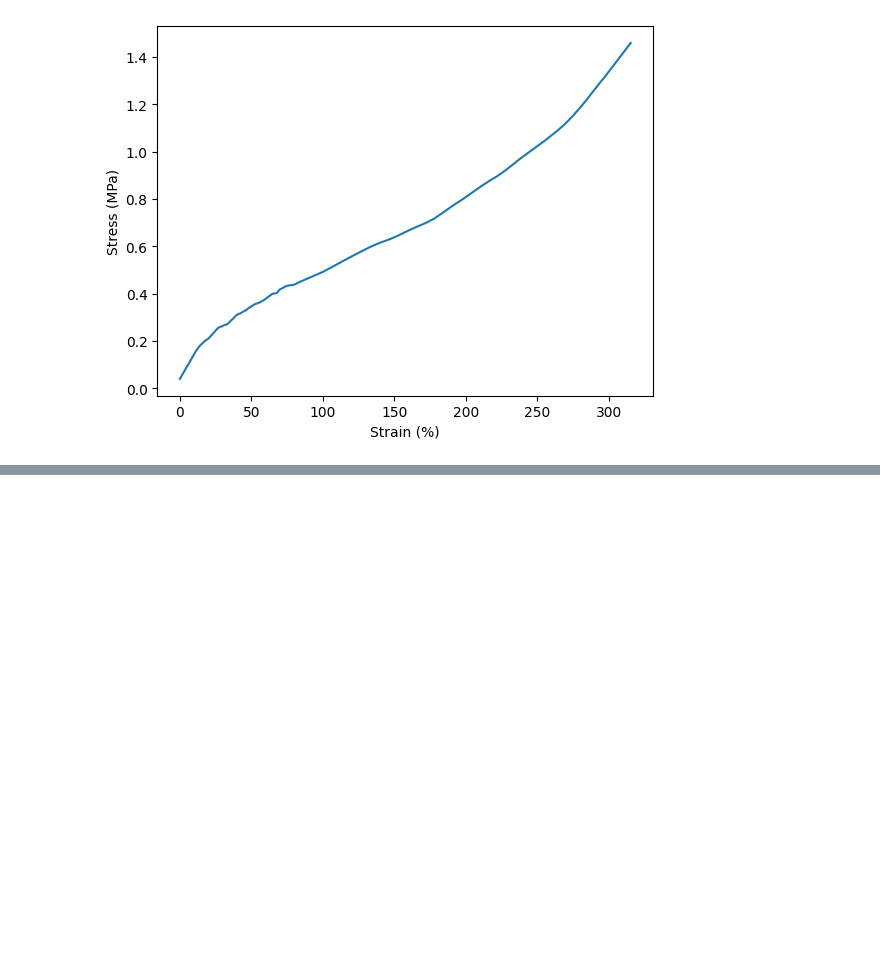
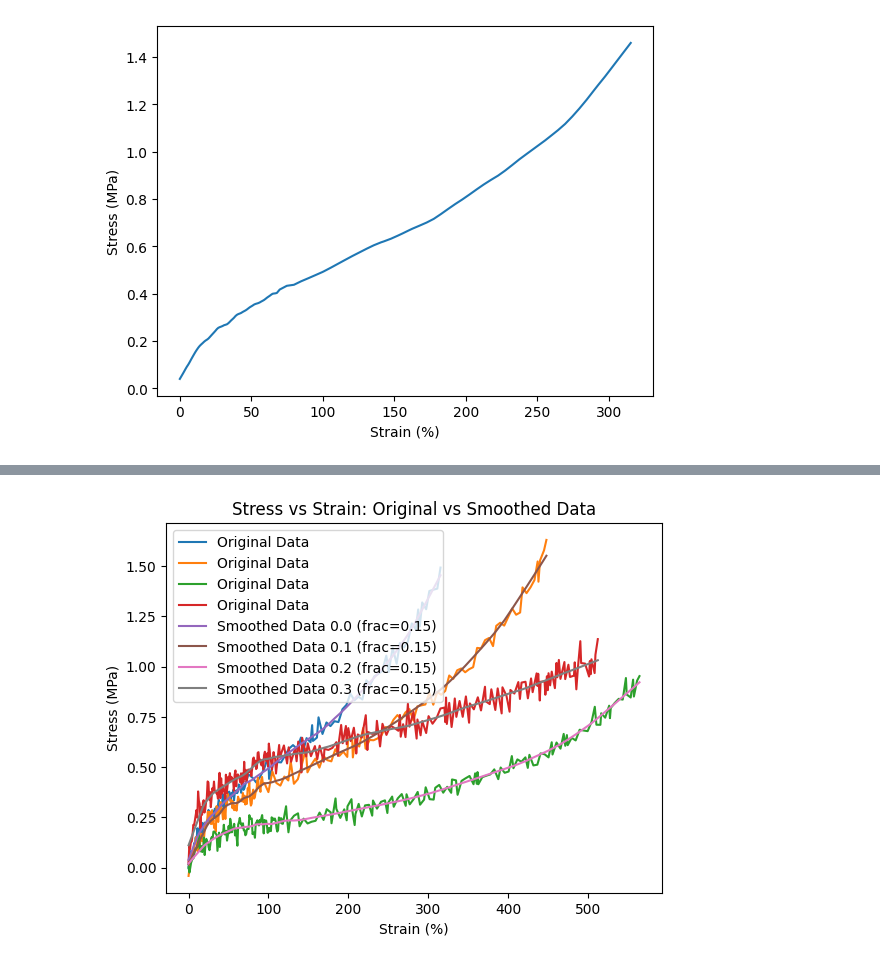
Before and after one commit to JHU-Kessler-Group/GraftedHybridLatexPaper, a Jupyter notebook: Figure2.ipynb, the cells around one changed output, grey strips where cells are left out. Drawn from its saved outputs; the diff is of its cells as text; code cells hidden in the pictures; blank space fills up the shorter version.

```diff
--- a/Figure2.ipynb
+++ b/Figure2.ipynb
@@ -68,0 +85,90 @@ plt.show()
+# %%
+smooth_level=0.15 # <-- Adjust this value to change smoothing, 0.02–0.1 typical
+
+smoothed0 = lowess(pu_0_0_df['Stress (MPa)'],
+                  pu_0_0_df['Strain (%)'],
+                  frac=smooth_level)
+
+smoothed1 = lowess(pu_0_1_df['Stress (MPa)'],
+                  pu_0_1_df['Strain (%)'],
+                  frac=smooth_level)
+
+smoothed2 = lowess(pu_0_2_df['Stress (MPa)'],
+                  pu_0_2_df['Strain (%)'],
+                  frac=smooth_level)
+
+smoothed3 = lowess(pu_0_3_df['Stress (MPa)'],
+                  pu_0_3_df['Strain (%)'],
+                  frac=smooth_level)
+
+smoothed0_data = pd.DataFrame({
+    'Strain (%)': smoothed0[:, 0],
+    'Stress (MPa)': smoothed0[:, 1]
+})
+
+smoothed1_data = pd.DataFrame({
+    'Strain (%)': smoothed1[:, 0],
+    'Stress (MPa)': smoothed1[:, 1]
+})
+
+smoothed2_data = pd.DataFrame({
+    'Strain (%)': smoothed2[:, 0],
+    'Stress (MPa)': smoothed2[:, 1]
+})
+
+smoothed3_data = pd.DataFrame({
+    'Strain (%)': smoothed3[:, 0],
+    'Stress (MPa)': smoothed3[:, 1]
+})
+
+# Plot the original data
+sns.lineplot(x='Strain (%)', y='Stress (MPa)', data=pu_0_0_df, label='Original Data')
+sns.lineplot(x='Strain (%)', y='Stress (MPa)', data=pu_0_1_df, label='Original Data')
+sns.lineplot(x='Strain (%)', y='Stress (MPa)', data=pu_0_2_df, label='Original Data')
+sns.lineplot(x='Strain (%)', y='Stress (MPa)', data=pu_0_3_df, label='Original Data')
+
+
+#Plot the smoothed data
+sns.lineplot(x='Strain (%)',
+             y='Stress (MPa)',
+             data=smoothed0_data,
+             label=f'Smoothed Data 0.0 (frac={smooth_level})')
+
+sns.lineplot(x='Strain (%)',
+             y='Stress (MPa)',
+             data=smoothed1_data,
+             label=f'Smoothed Data 0.1 (frac={smooth_level})')
+
+sns.lineplot(x='Strain (%)',
+             y='Stress (MPa)',
+             data=smoothed2_data,
+             label=f'Smoothed Data 0.2 (frac={smooth_level})')
+
+sns.lineplot(x='Strain (%)',
+             y='Stress (MPa)',
+             data=smoothed3_data,
+             label=f'Smoothed Data 0.3 (frac={smooth_level})')
+
+plt.title('Stress vs Strain: Original vs Smoothed Data')
+plt.legend() # Show legend to distinguish the lines
+plt.show()
+
+# Create the second plot without legend
+sns.lineplot(x='Strain (%)', y='Stress (MPa)', data=smoothed0_data, color=sns.color_palette()[0])
+sns.lineplot(x='Strain (%)', y='Stress (MPa)', data=smoothed1_data, color=sns.color_palette()[1])
+sns.lineplot(x='Strain (%)', y='Stress (MPa)', data=smoothed2_data, color=sns.color_palette()[2])
+sns.lineplot(x='Strain (%)', y='Stress (MPa)', data=smoothed3_data, color=sns.color_palette()[3])
+
+plt.ylim(0, 3)
+plt.xlim(0, 600)
+
+# Add labels to the end of each curve
+plt.text(smoothed0_data['Strain (%)'].iloc[-1], smoothed0_data['Stress (MPa)'].iloc[-1], 'PU 0.0', fontsize=9)
+plt.text(smoothed1_data['Strain (%)'].iloc[-1], smoothed1_data['Stress (MPa)'].iloc[-1], 'PU 0.1', fontsize=9)
+plt.text(smoothed2_data['Strain (%)'].iloc[-1], smoothed2_data['Stress (MPa)'].iloc[-1], 'PU 0.2', fontsize=9)
+plt.text(smoothed3_data['Strain (%)'].iloc[-1], smoothed3_data['Stress (MPa)'].iloc[-1], 'PU 0.3', fontsize=9)
+
+
+plt.show()
+# %% [output]
+[figure, added]
```
Also changed, not shown: parts of 4 cells of this notebook.
